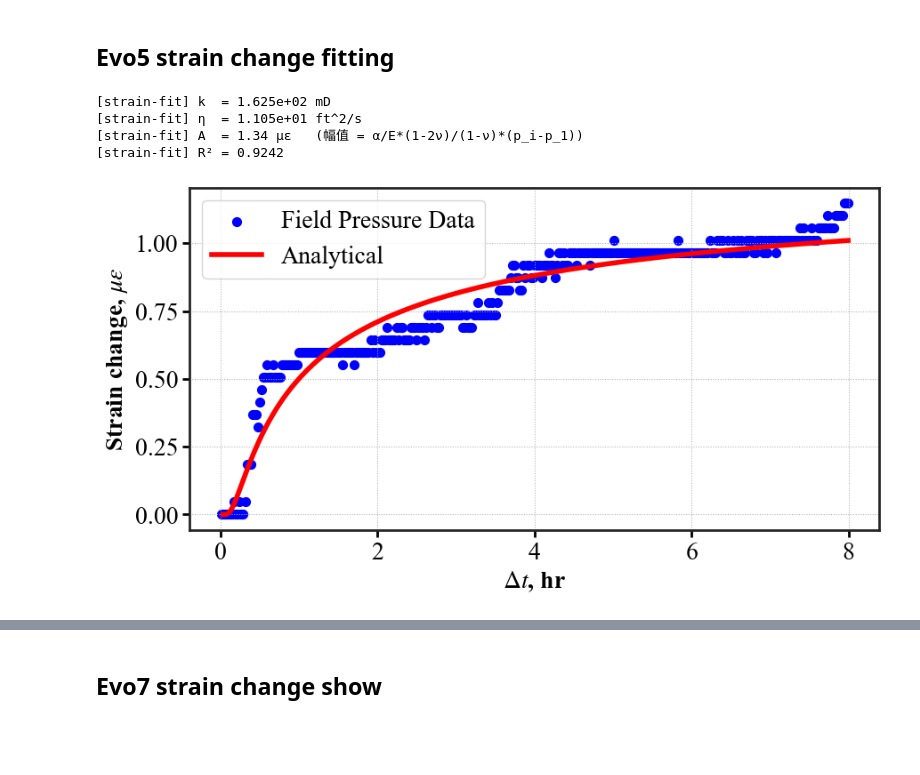
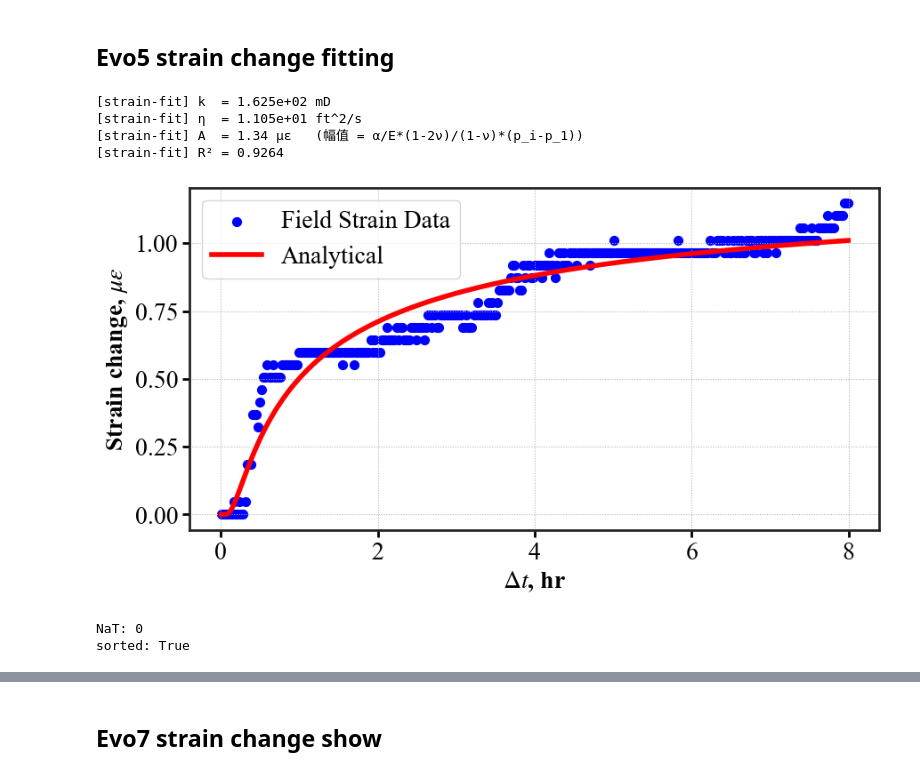
Before and after one commit to felix-mao-1516/plot-for-research-, a Jupyter notebook: 7. pressure_strain_matching.ipynb, the cells around one changed output, grey strips where cells are left out. Saved outputs shown, nothing was run; the diff lists cells and outputs as text; code cells hidden in the pictures; blank space fills up the shorter version.

```diff
--- a/7. pressure_strain_matching.ipynb
+++ b/7. pressure_strain_matching.ipynb
@@ -305,7 +305,7 @@ def fit_A_k_dual(t_sec, y_psi, x_ft, mu_cP, phi, ct_per_psi,
         return k_best, A_best, R2
 
 # ===================== 使用示例（与你的数据衔接） =====================
-GAUGE_COL = 13004#15321#13004
+GAUGE_COL = 15321#15321#13004
 t_sec = (df_plot["Date-Time"] - df_plot["Date-Time"].iloc[0]).dt.total_seconds().to_numpy()
 y_psi = df_plot[GAUGE_COL].to_numpy()
 
@@ -1069,10 +1069,16 @@ except Exception:
     import math
     _erfc = np.vectorize(lambda z: 1.0 - math.erf(z))
 
-# 单位换算：η[ft^2/s] = (0.0002637/86400) * k[mD] / (mu[cP] * phi * ct[1/psi])
+
 def diffusivity_ft2_per_s(k_mD, mu_cP, phi, ct_per_psi):
     """k[mD], mu[cP], phi[-], ct[1/psi]  -> η[ft^2/s]"""
-    return ((9.869233e-16)/(1e-3)*6894.757*3.2808**2) * k_mD / (mu_cP * phi * ct_per_psi)
+    k_m2 = k_mD * 9.869233e-16      # mD -> m^2
+    mu_Pa_s = mu_cP * 1e-3          # cP -> Pa*s
+    ct_per_Pa = ct_per_psi / 6894.757  # 1/psi -> 1/Pa
+    eta_m2_s = k_m2 / (mu_Pa_s * phi * ct_per_Pa)
+    eta_ft2_s = eta_m2_s * (3.280839895**2)
+    return eta_ft2_s
+
 
 # f_k(t) = erfc( dis / (2*sqrt(η*t)) )
 def f_kernel(t_sec, k_mD, dis_ft, mu_cP, phi, ct_per_psi):
@@ -1081,6 +1087,7 @@ def f_kernel(t_sec, k_mD, dis_ft, mu_cP, phi, ct_per_psi):
     eta = diffusivity_ft2_per_s(k_mD, mu_cP, phi, ct_per_psi)
     z = dis_ft / (2.0 * np.sqrt(eta * t))
     return _erfc(z)
+
 
 # 给定 k 的最优 A（解析最小二乘）
 def A_opt_given_k(t_sec, y_vals, k_mD, dis_ft, mu_cP, phi, ct_per_psi, nonneg=True):
@@ -1127,8 +1134,12 @@ def fit_A_k_strain(t_sec, y_ueps, dis_ft, mu_cP, phi, ct_per_psi,
                    k_bounds=(1e-6, 1e3), return_curve=True):
     t = np.asarray(t_sec, float)
     y = np.asarray(y_ueps, float)
-    m = np.isfinite(t) & np.isfinite(y) & (t > 0)
+    # m = np.isfinite(t) & np.isfinite(y) & (t > 0)
+    m = np.isfinite(t) & np.isfinite(y) & (t >= 0)
     t, y = t[m], y[m]
+
+    t = np.clip(t, 1e-9, None)
+
     if t.size < 5:
         raise ValueError("有效点太少，无法拟合。")
 
@@ -1191,39 +1202,45 @@ def _sec_to_hms(x, pos=None):
     return f"{h:02d}:{m:02d}:{s:02d}"
 
 fig2, ax2 = plt.subplots(figsize=(10,5))
-ax2.scatter(t_sel, y_ueps, s=50, label='Field Pressure Data', color='blue')
+ax2.scatter(t_sel, y_ueps, s=50, label='Field Strain Data', color='blue')
 
 t_used_dt = pd.to_datetime(t_used, unit='s', origin=t0)
 ax2.plot(t_used_dt, yhat, lw=4, color='red',
          label='Analytical')
         #  label=f"fit: k={k_best:.2e} mD, A={A_best:.1f} με, R²={R2:.3f}")
 
 ax2.xaxis.set_major_formatter(mdates.DateFormatter('%m/%d\n%H:%M'))
 ax2.xaxis.set_major_locator(mdates.HourLocator(interval=4))
 # ax2.xaxis.set_major_formatter(FuncFormatter(_sec_to_hms))
 # ax2.set_xticks([0, 7200,  14400,  21600, 28800])
 # ax2.set_xticklabels(['0','2','4','6','8'])
 # ax2.set_xlabel(r'$\Delta t$, hr')
 
 # start = datetime.datetime(2022, 6, 2, 8, 0)
 # end   = datetime.datetime(2022, 6, 2, 16, 0)
 
 start = datetime.datetime(2022, 3, 15, 9, 0)
 end   = datetime.datetime(2022, 3, 15, 17, 0)
 
 ticks = pd.date_range(start, end, freq='2h')  # 每 4 小时一个
 ax2.set_xticks(ticks)
 ax2.set_xticklabels(['0','2','4','6','8'])
 ax2.set_xlabel(r'$\Delta t$, hr')
 
 ax2.set_ylabel(r"Strain change, $\mu\varepsilon$")
 ax2.legend()
 ax2.grid(True, which='both', linestyle=':', linewidth=0.75)
 # plt.tight_layout()
 plt.show()
 # %% [output]
 [strain-fit] k  = 1.625e+02 mD
 [strain-fit] η  = 1.105e+01 ft^2/s
 [strain-fit] A  = 1.34 με   (幅值 = α/E*(1-2ν)/(1-ν)*(p_i-p_1))
-[strain-fit] R² = 0.9242
+[strain-fit] R² = 0.9264
-[figure, old version]
+[figure, new version]
+# %%
+print("NaT:", ds.isna().sum())
+print("sorted:", ds.is_monotonic_increasing)
+# %% [output]
+NaT: 0
+sorted: True
```
Also changed, not shown: parts of 6 cells of this notebook, 2 other files.
